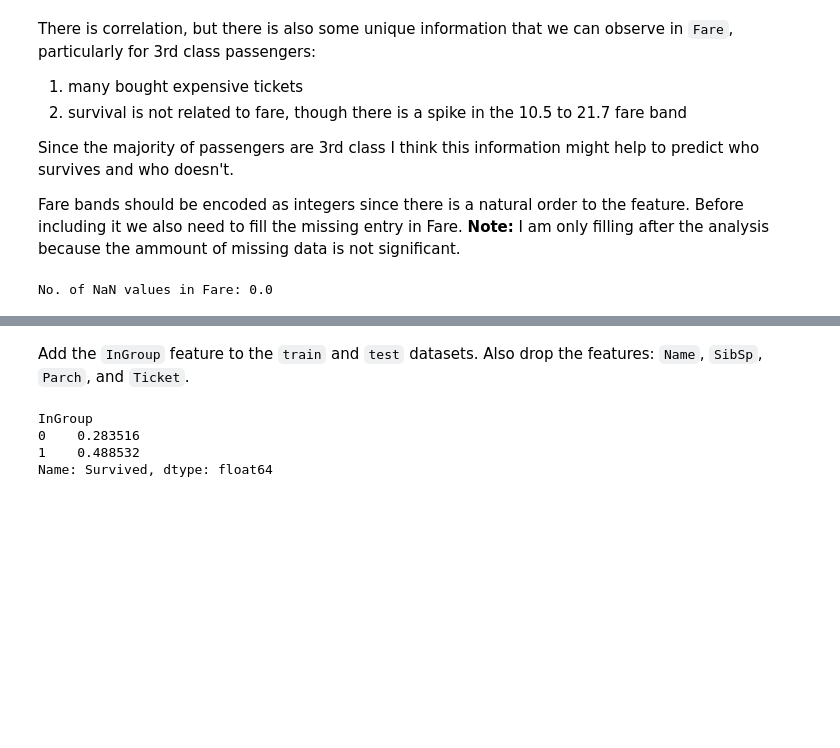
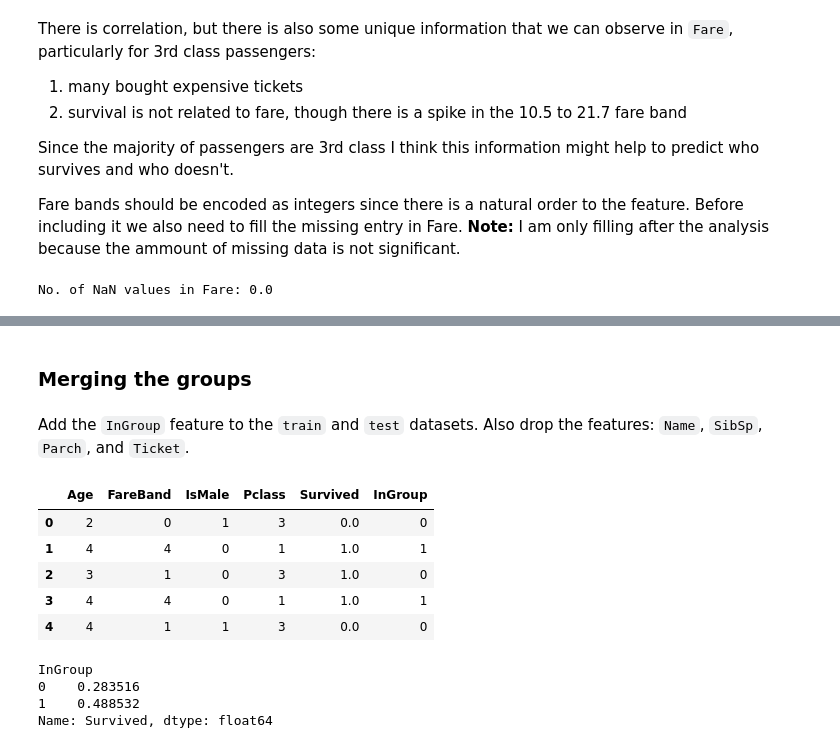
Before and after one commit to davidtvs/kaggle-titanic, a Jupyter notebook: titanic.ipynb, the cells around one changed output, grey strips where cells are left out. Cells and saved outputs as stored; diff of their text form; code cells hidden in the pictures; blank space fills up the shorter version.

```diff
--- a/titanic.ipynb
+++ b/titanic.ipynb
@@ -400,11 +400,11 @@ test = dataset.iloc[train_len:].copy()
 No. of NaN values in Fare: 0.0
 # %%
 # Convert fare bands to integers and drop the 'Fare' column
-train['FareBand'] = train['FareBand'].astype('category')
+train['FareBand'] = train['FareBand'].astype('category').cat.codes
 train.drop(columns='Fare', inplace=True)
 
 # Apply the fare bands computed from the training set, convert to integers and drop the 'Fare' column
 test['FareBand'] = pd.cut(test['Fare'], fare_bins)
-test['FareBand'] = test['FareBand'].astype('category')
+test['FareBand'] = test['FareBand'].astype('category').cat.codes
 test.drop(columns='Fare', inplace=True)
 # %% [markdown]
@@ -425,5 +425,4 @@ dataset = pd.concat([_train, _test], sort=True)
 # Groups that shares the same ticket number
 ticket_count = dataset['Ticket'].value_counts()
 shared_tickets = ticket_count[ticket_count > 1].index
-dataset['InGroup'] = dataset['Ticket'].apply(lambda x: x in shared_tickets)
-dataset.head()
+group_tickets = dataset['Ticket'].apply(lambda x: x in shared_tickets)
@@ -444,6 +436,5 @@ spte_id = (surname.astype(str) + '-' + dataset['Pclass'].astype(str) + '-'
            + ticket.astype(str) + '-' + dataset['Embarked'].astype(str) + '-' + dataset['Fare'].astype(str))
 
 spte_count = spte_id.value_counts()
-spte_groups = spte_count[spte_count > 1].index
-dataset['InGroup'] = dataset['InGroup'] | spte_id.apply(lambda x: x in spte_groups)
-dataset.head()
+shared_spte = spte_count[spte_count > 1].index
+group_spte = spte_id.apply(lambda x: x in shared_spte)
@@ -457,12 +441,26 @@ dataset.head()
+# %% [markdown]
+### Merging the groups
 # %% [markdown]
 Add the `InGroup` feature to the `train` and `test` datasets. Also drop the features: `Name`, `SibSp`, `Parch`, and `Ticket`.
 # %%
+# Merge groups
+dataset['InGroup'] = group_tickets | group_spte
+
 # Convert the bool values to ints
 train['InGroup'] = dataset.iloc[:train_len, -1].astype(int)
 test['InGroup'] = dataset.iloc[train_len:, -1].astype(int)
 
 train.drop(columns=['Name', 'SibSp', 'Parch', 'Ticket'], inplace=True)
-test.drop(columns=['Name', 'SibSp', 'Parch', 'Ticket'], inplace=True)
+test.drop(columns=['Name', 'SibSp', 'Parch', 'Ticket', 'Survived'], inplace=True)
+
+train.head()
+# %% [output]
+|  | Age | FareBand | IsMale | Pclass | Survived | InGroup |
+| 0 | 2 | 0 | 1 | 3 | 0.0 | 0 |
+| 1 | 4 | 4 | 0 | 1 | 1.0 | 1 |
+| 2 | 3 | 1 | 0 | 3 | 1.0 | 0 |
+| 3 | 4 | 4 | 0 | 1 | 1.0 | 1 |
+| 4 | 4 | 1 | 1 | 3 | 0.0 | 0 |
 # %%
 _ = sns.countplot(x='InGroup', hue='Survived', data=train)
 train.groupby('InGroup')['Survived'].mean()
```
Also changed, not shown: parts of 14 cells of this notebook.
